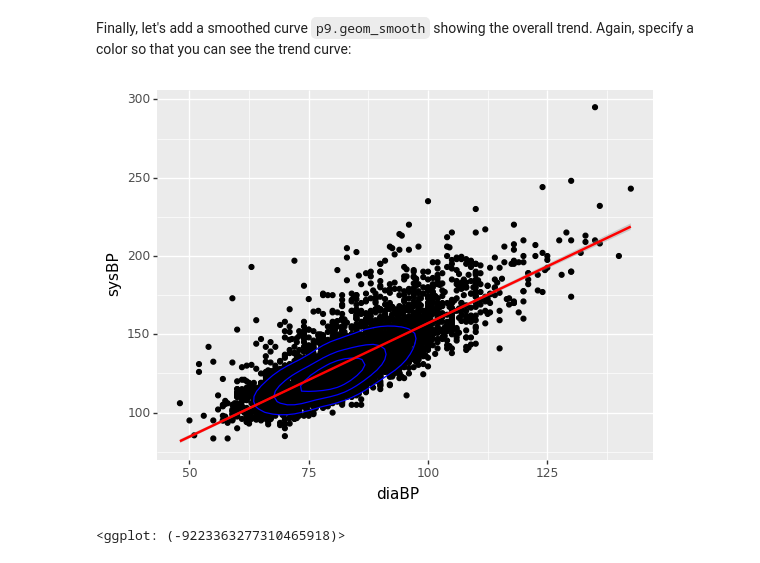
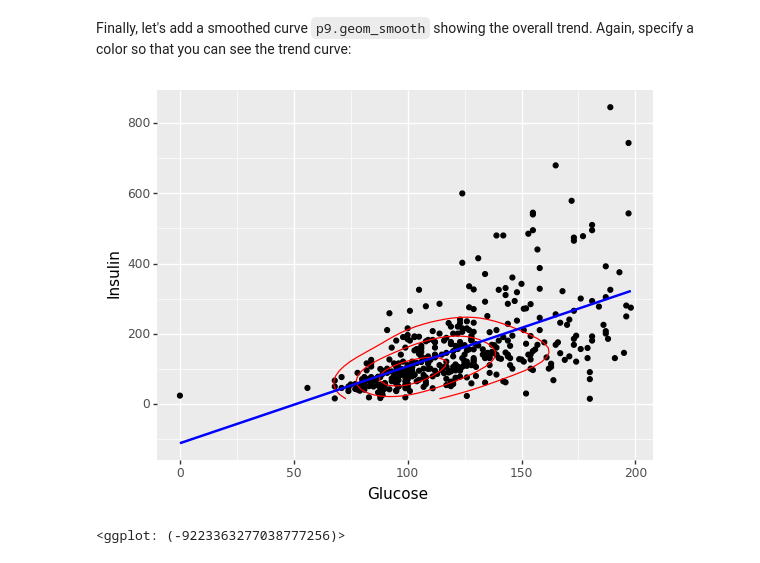
Before and after one commit to YCMI/summer-course-2020, a Jupyter notebook: python_exercises6_solutions.ipynb, the cells around one changed output. Saved outputs shown, nothing was run; the diff lists cells and outputs as text; code cells hidden in the pictures.

```diff
--- a/python_exercises6_solutions.ipynb
+++ b/python_exercises6_solutions.ipynb
@@ -107,4 +120,4 @@ Let's load the clinical data from the Verana Health challenge:
 # %%
-verana = pd.read_csv("/content/gdrive/My Drive/[YCMI_CBDS Summer Course] Data/verana_health/patient_clinical.csv")
+diabetes = pd.read_csv('/content/gdrive/My Drive/[YCMI_CBDS Summer Course] Data/diabetes.csv')
 # %% [markdown]
 As always, start by looking at the data to get a sense of what it contains:
@@ -134,3 +149,5 @@ p9.ggplot(verana, p9.aes(x='diaBP', y='sysBP')) + p9.geom_point()
+# %%
+diabetes_insulin = diabetes[diabetes['Insulin']!=0]
 # %% [markdown]
 There are so many points, it's hard to see where the most likely values are in the basic scatter plot. To get a better sense, add a `p9.geom_density_2d` to overlay a contour map of the point density. Specify a `color` so that it stands out:
 # %%
@@ -141,7 +158,7 @@ p9.ggplot(verana, p9.aes(x='diaBP', y='sysBP')) + p9.geom_point() + p9.geom_dens
 # %% [markdown]
 Finally, let's add a smoothed curve `p9.geom_smooth` showing the overall trend. Again, specify a color so that you can see the trend curve:
 # %%
-p9.ggplot(verana, p9.aes(x='diaBP', y='sysBP')) + p9.geom_point() + p9.geom_density_2d(color='blue') + p9.geom_smooth(color='red')
+p9.ggplot(diabetes_insulin,p9.aes(x="Glucose",y="Insulin")) + p9.geom_point() + p9.geom_density_2d(color='red') + p9.geom_smooth(method='lm',color='blue',se=False)
 # %% [output]
-[figure, old version]
+[figure, new version]
-<ggplot: (-9223363277310465918)>
+<ggplot: (-9223363277038777256)>
```
Also changed, not shown: parts of 18 cells of this notebook, 1 other file.
